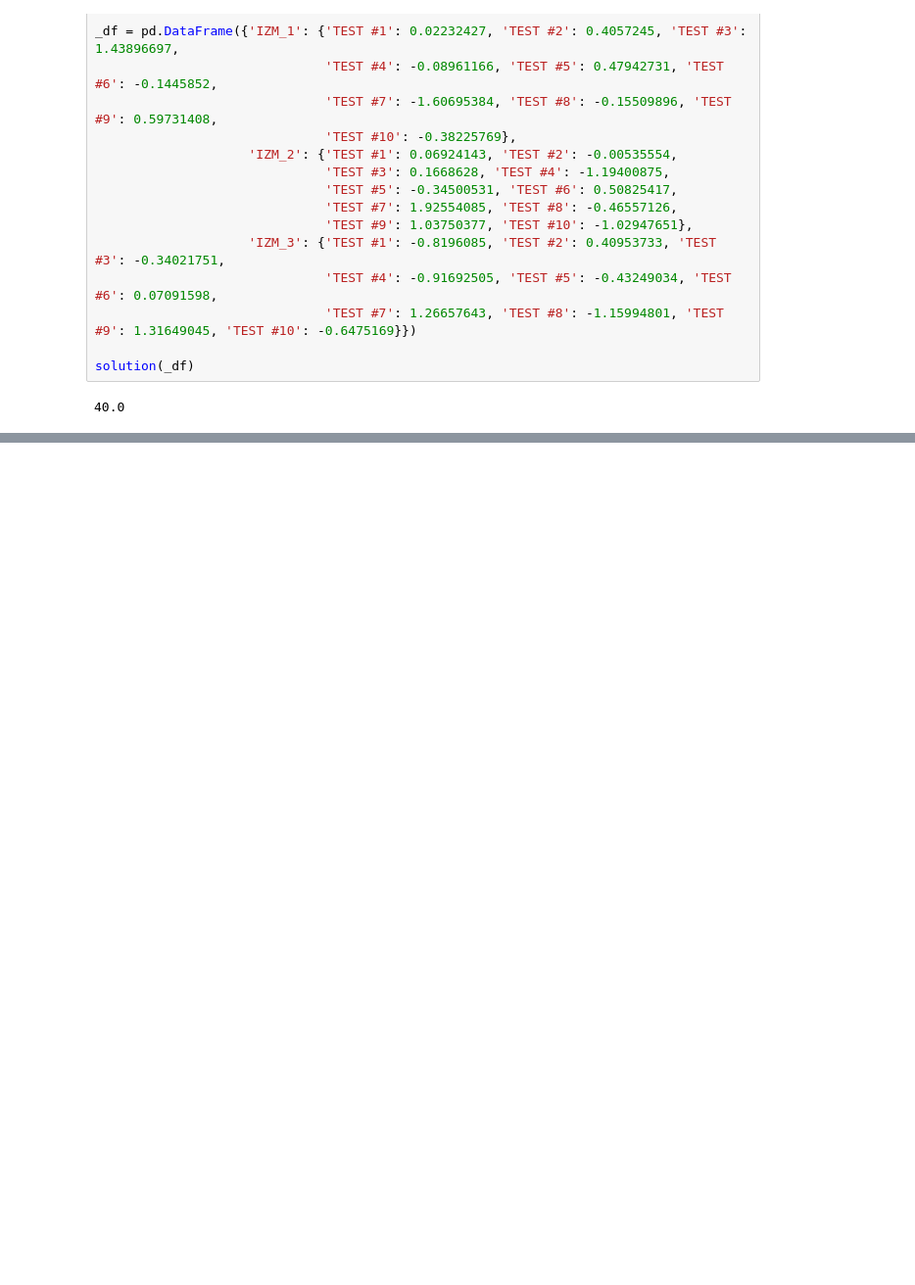
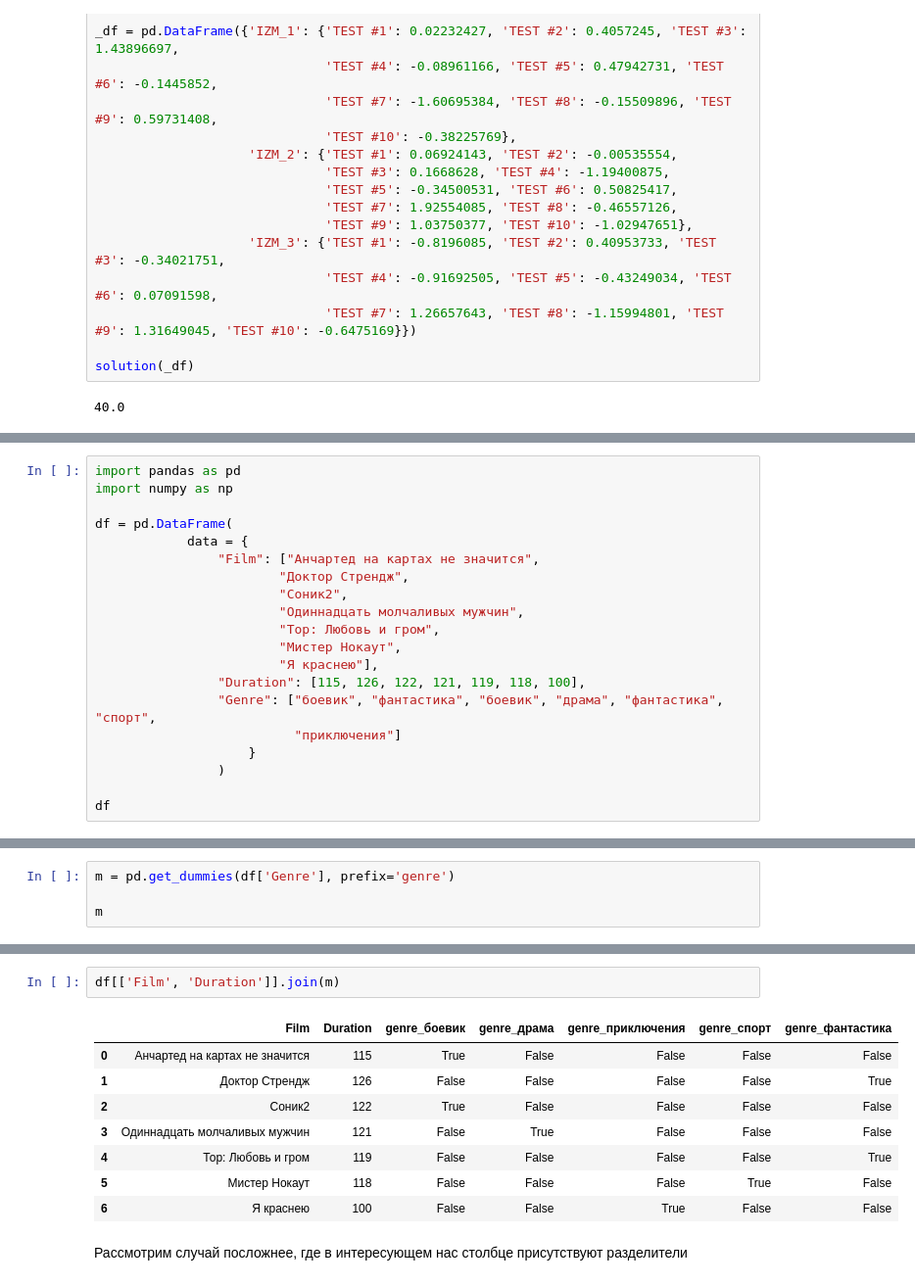
Before and after one commit to VadzimRudzman/pandas_fundamentals, a Jupyter notebook: Основы Pandas.ipynb, the cells around one changed output, grey strips where cells are left out. Shown at 98% size. Cells and saved outputs as stored; diff of their text form; blank space fills up the shorter version.

```diff
--- a/Основы Pandas.ipynb
+++ b/Основы Pandas.ipynb
@@ -3273,0 +3278,20 @@ solution(_df)
+# %%
+import pandas as pd
+import numpy as np
+
+df = pd.DataFrame(
+            data = {
+                "Film": ["Анчартед на картах не значится",
+                        "Доктор Стрендж",
+                        "Соник2",
+                        "Одиннадцать молчаливых мужчин",
+                        "Тор: Любовь и гром",
+                        "Мистер Нокаут",
+                        "Я краснею"],
+                "Duration": [115, 126, 122, 121, 119, 118, 100],
+                "Genre": ["боевик", "фантастика", "боевик", "драма", "фантастика", "спорт",
+                          "приключения"]
+                    }
+                )
+
+df
@@ -3273,0 +3309,4 @@ solution(_df)
+# %%
+m = pd.get_dummies(df['Genre'], prefix='genre')
+
+m
@@ -3273,0 +3322,13 @@ solution(_df)
+# %%
+df[['Film', 'Duration']].join(m)
+# %% [output]
+|  | Film | Duration | genre_боевик | genre_драма | genre_приключения | genre_спорт | genre_фантастика |
+| 0 | Анчартед на картах не значится | 115 | True | False | False | False | False |
+| 1 | Доктор Стрендж | 126 | False | False | False | False | True |
+| 2 | Соник2 | 122 | True | False | False | False | False |
+| 3 | Одиннадцать молчаливых мужчин | 121 | False | True | False | False | False |
+| 4 | Тор: Любовь и гром | 119 | False | False | False | False | True |
+| 5 | Мистер Нокаут | 118 | False | False | False | True | False |
+| 6 | Я краснею | 100 | False | False | True | False | False |
+# %% [markdown]
+Рассмотрим случай посложнее, где в интересующем наc столбце присутствуют разделители
```
Also changed, not shown: parts of 64 cells of this notebook.
